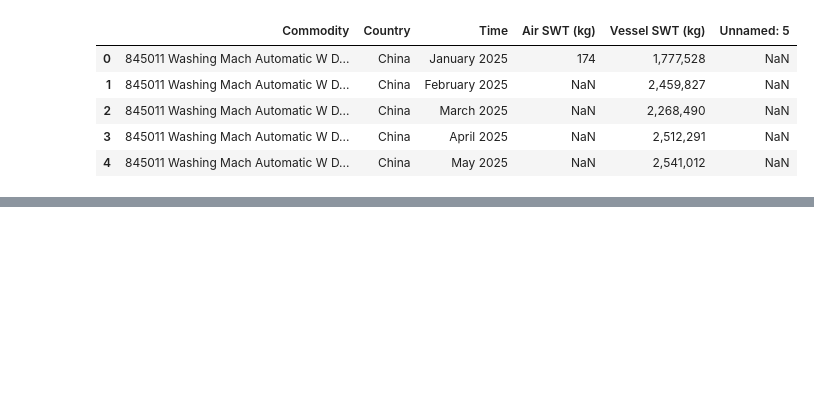
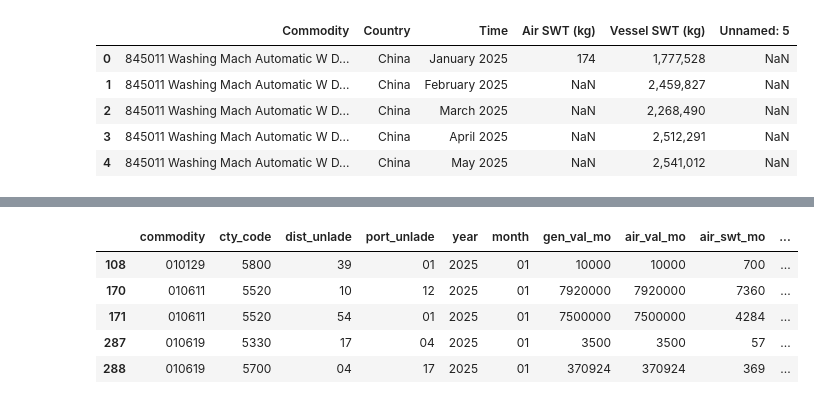
Before and after one commit to BirchTree1812/research_study_code, a Jupyter notebook: main.ipynb, the cells around one changed output, grey strips where cells are left out. Cells and saved outputs as stored; diff of their text form; code cells hidden in the pictures; blank space fills up the shorter version.

```diff
--- a/main.ipynb
+++ b/main.ipynb
@@ -92,0 +323,5 @@ washing_machine_df_v1["Air SWT (kg)"].mean()
+# %%
+asian_countries_codes = ["5700", "5800", "5520", "5330"]
+df_asian_routes = df_ocean_routes[df_ocean_routes["cty_code"].isin(asian_countries_codes)]
+# %%
+df_asian_routes_v1 = df_asian_routes.T.drop_duplicates().T
@@ -92,0 +348,9 @@ washing_machine_df_v1["Air SWT (kg)"].mean()
+# %%
+df_asian_routes_v1.head()
+# %% [output]
+|  | commodity | cty_code | dist_unlade | port_unlade | year | month | gen_val_mo | air_val_mo | air_swt_mo | ... |
+| 108 | 010129 | 5800 | 39 | 01 | 2025 | 01 | 10000 | 10000 | 700 | ... |
+| 170 | 010611 | 5520 | 10 | 12 | 2025 | 01 | 7920000 | 7920000 | 7360 | ... |
+| 171 | 010611 | 5520 | 54 | 01 | 2025 | 01 | 7500000 | 7500000 | 4284 | ... |
+| 287 | 010619 | 5330 | 17 | 04 | 2025 | 01 | 3500 | 3500 | 57 | ... |
+| 288 | 010619 | 5700 | 04 | 17 | 2025 | 01 | 370924 | 370924 | 369 | ... |
```
Also changed, not shown: parts of 40 cells of this notebook, 9 other files.
